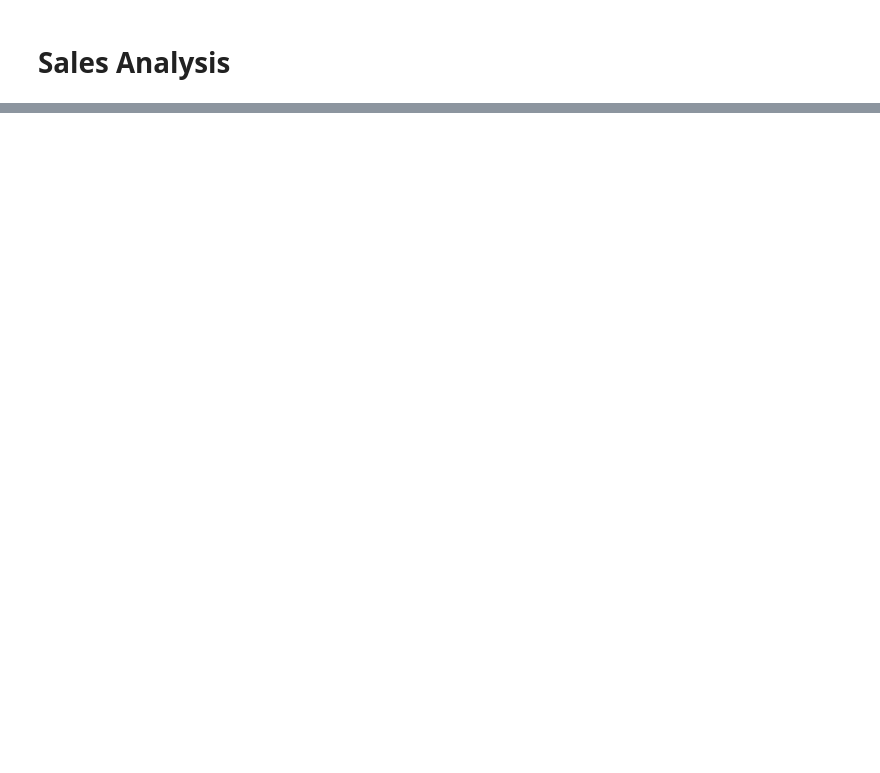
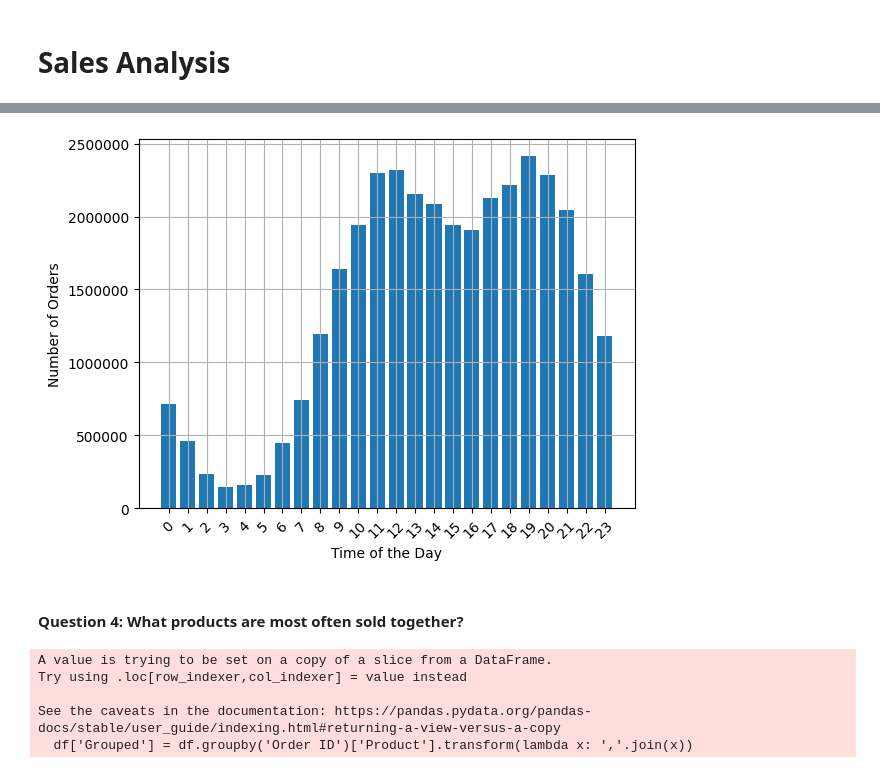
Before and after one commit to AkunoCode/CP102-Files, a Jupyter notebook: Self-Practice/Pandas/SalesAnalysis/MyAnalysis.ipynb, the cells around one changed output, grey strips where cells are left out. Drawn from its saved outputs; the diff is of its cells as text; code cells hidden in the pictures; blank space fills up the shorter version.

```diff
--- a/Self-Practice/Pandas/SalesAnalysis/MyAnalysis.ipynb
+++ b/Self-Practice/Pandas/SalesAnalysis/MyAnalysis.ipynb
@@ -33,0 +200,5 @@ df
+# %%
+# all_data['Time'] = all_data['Order Date'].apply(lambda x: x.split(' ')[1].split(':')[0])
+all_data['Order Date'] = pd.to_datetime(all_data['Order Date'])
+
+all_data
@@ -33,0 +219,5 @@ df
+# %%
+# .dt. is datetime syntax
+all_data['Hour'] = all_data['Order Date'].dt.hour
+
+all_data
@@ -33,0 +259,25 @@ df
+# %%
+time = [time for time in all_data.groupby(['Hour']).groups.keys()]
+results = all_data.groupby(['Hour']).sum(True)['Sales']
+
+plt.bar(time, results)
+plt.xticks(time, rotation=45)
+plt.grid()
+plt.ticklabel_format(axis='y',style='plain')
+plt.ylabel('Number of Orders')
+plt.xlabel('Time of the Day')
+plt.show()
+# %% [output]
+[figure, added]
+# %% [markdown]
+#### Question 4: What products are most often sold together?
+# %%
+df = all_data[all_data['Order ID'].duplicated(keep=False)]
+
+df['Grouped'] = df.groupby('Order ID')['Product'].transform(lambda x: ','.join(x))
+# %% [output]
+A value is trying to be set on a copy of a slice from a DataFrame.
+Try using .loc[row_indexer,col_indexer] = value instead
+
+See the caveats in the documentation: https://pandas.pydata.org/pandas-docs/stable/user_guide/indexing.html#returning-a-view-versus-a-copy
+  df['Grouped'] = df.groupby('Order ID')['Product'].transform(lambda x: ','.join(x))
```
Also changed, not shown: parts of 37 cells of this notebook, 2 other files.
